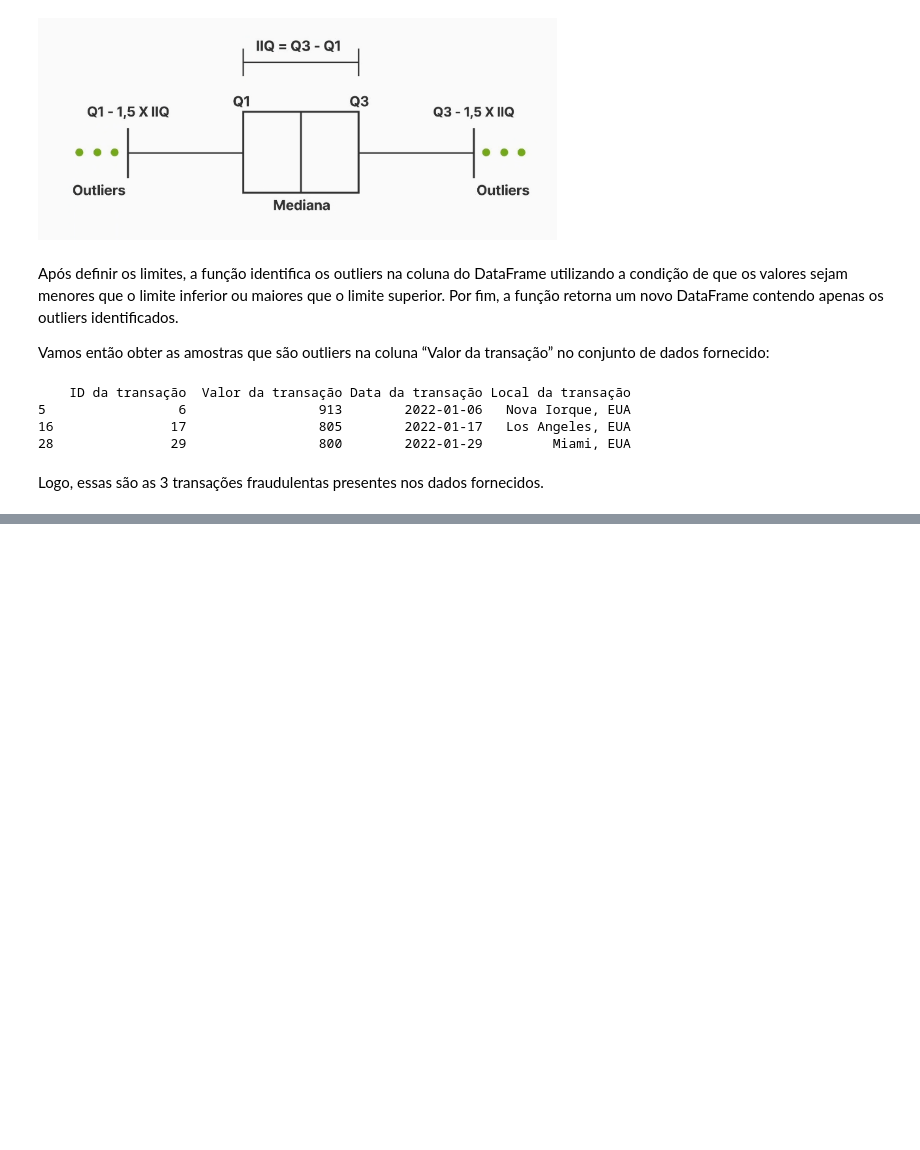
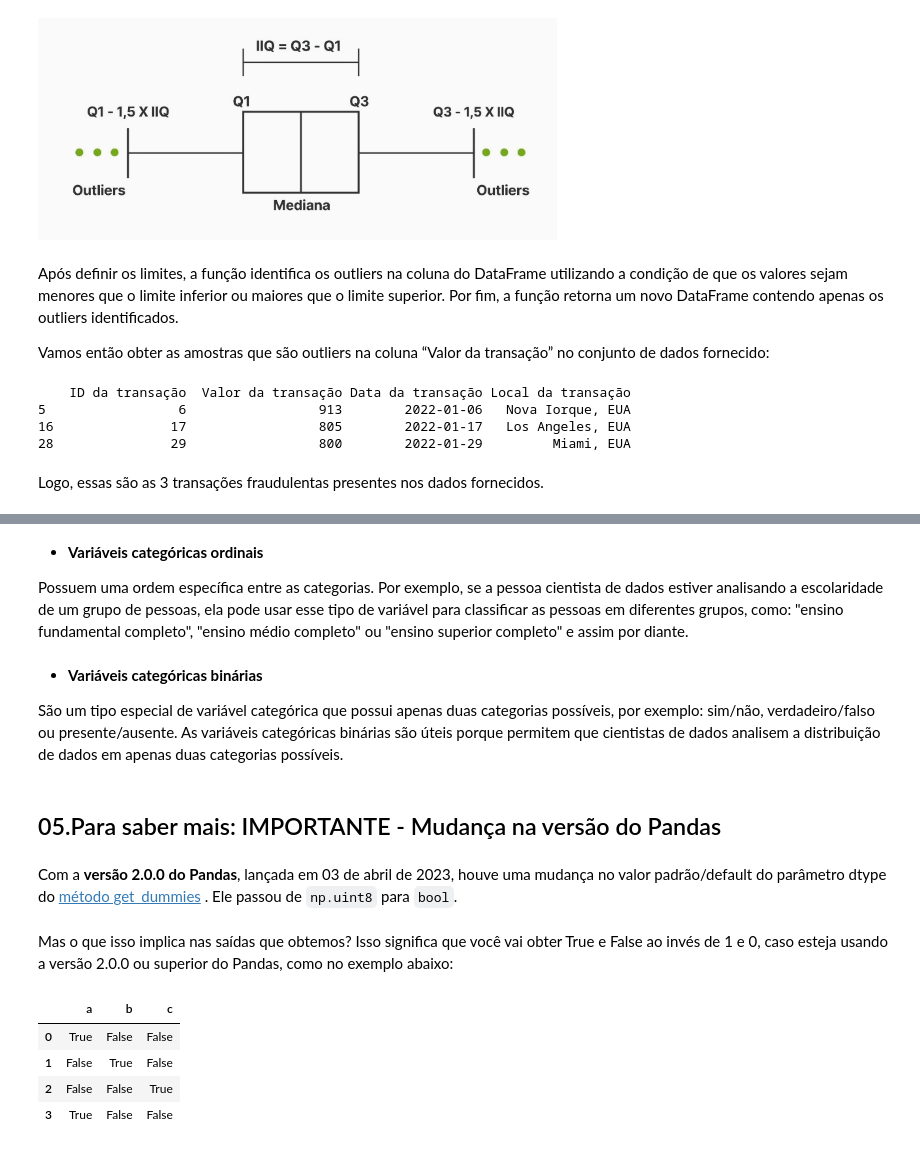
Before and after one commit to JvNeo/Estudo_Pandas, a Jupyter notebook: Para_saber_mais_Pandas_limpeza_e_tratamento_de_dados.ipynb, the cells around one changed output, grey strips where cells are left out. Drawn from its saved outputs; the diff is of its cells as text; code cells hidden in the pictures; blank space fills up the shorter version.

```diff
--- a/Para_saber_mais_Pandas_limpeza_e_tratamento_de_dados.ipynb
+++ b/Para_saber_mais_Pandas_limpeza_e_tratamento_de_dados.ipynb
@@ -673,0 +687,24 @@ Logo, essas são as 3 transações fraudulentas presentes nos dados fornecidos.
+# %% [markdown]
+* **Variáveis categóricas ordinais**
+
+Possuem uma ordem específica entre as categorias. Por exemplo, se a pessoa cientista de dados estiver analisando a escolaridade de um grupo de pessoas, ela pode usar esse tipo de variável para classificar as pessoas em diferentes grupos, como: "ensino fundamental completo", "ensino médio completo" ou "ensino superior completo" e assim por diante.
+# %% [markdown]
+* **Variáveis categóricas binárias**
+
+São um tipo especial de variável categórica que possui apenas duas categorias possíveis, por exemplo: sim/não, verdadeiro/falso ou presente/ausente. As variáveis categóricas binárias são úteis porque permitem que cientistas de dados analisem a distribuição de dados em apenas duas categorias possíveis.
+# %% [markdown]
+05.Para saber mais: IMPORTANTE - Mudança na versão do Pandas
+---
+# %% [markdown]
+Com a **versão 2.0.0 do Pandas**, lançada em 03 de abril de 2023, houve uma mudança no valor padrão/default do parâmetro dtype do [método get_dummies](https://pandas.pydata.org/docs/reference/api/pandas.get_dummies.html) . Ele passou de `np.uint8` para `bool`.
+# %% [markdown]
+Mas o que isso implica nas saídas que obtemos? Isso significa que você vai obter True e False ao invés de 1 e 0, caso esteja usando a versão 2.0.0 ou superior do Pandas, como no exemplo abaixo:
+# %%
+s = pd.Series(list('abca'))
+pd.get_dummies(s)
+# %% [output]
+|  | a | b | c |
+| 0 | True | False | False |
+| 1 | False | True | False |
+| 2 | False | False | True |
+| 3 | True | False | False |
```
Also changed, not shown: parts of 8 cells of this notebook.
